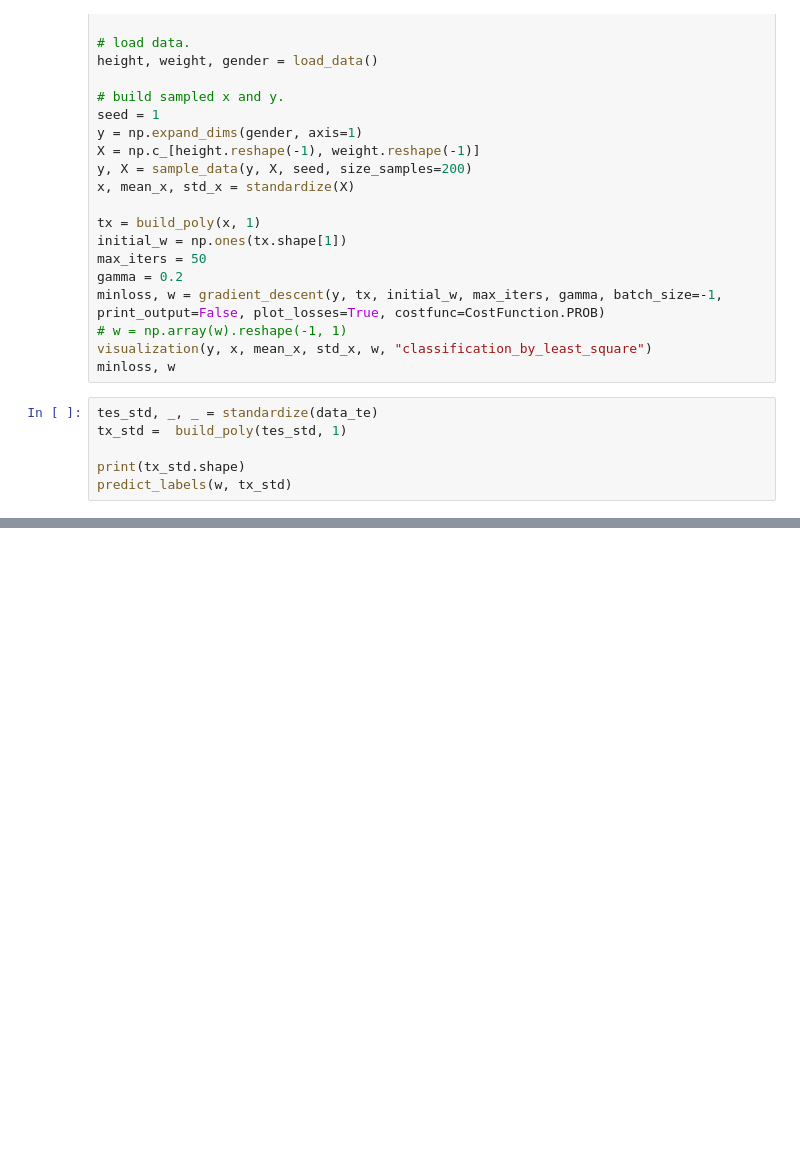
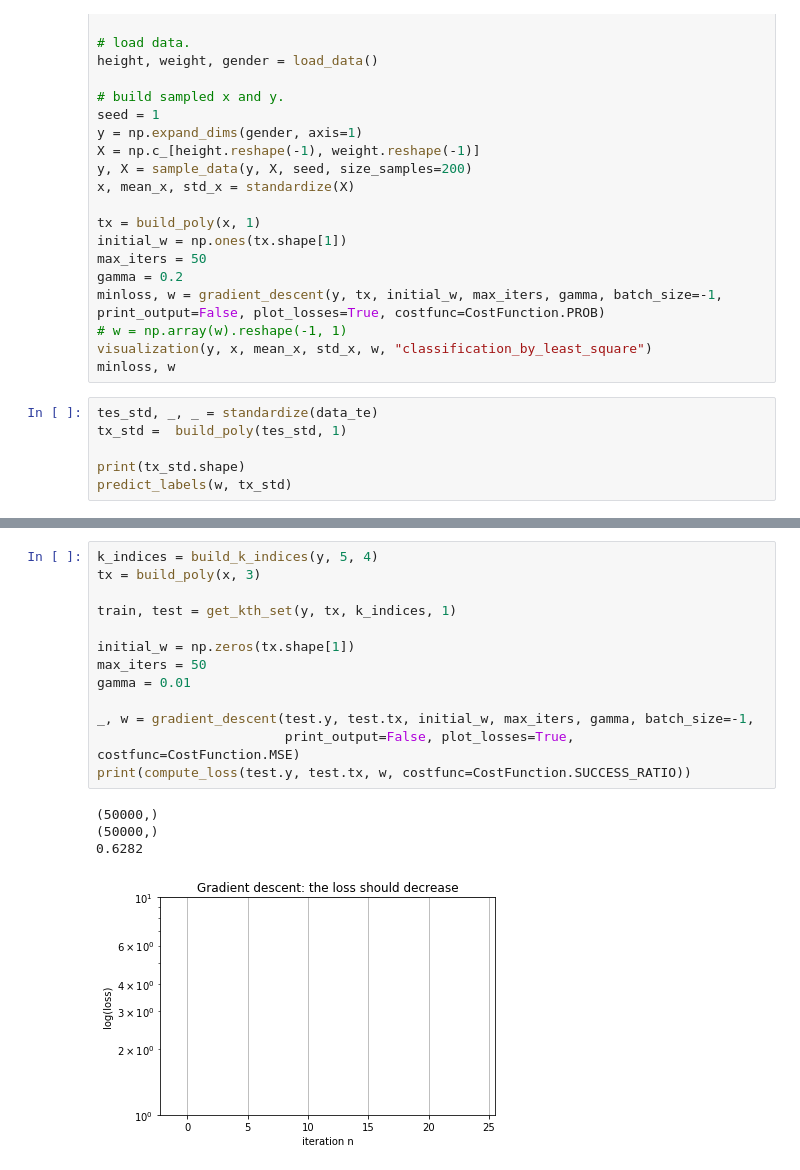
Before and after one commit to NiccoloSacchi/ml-boson, a Jupyter notebook: scripts/findBoson.ipynb, the cells around one changed output, grey strips where cells are left out. Saved outputs shown, nothing was run; the diff lists cells and outputs as text; blank space fills up the shorter version.

```diff
--- a/scripts/findBoson.ipynb
+++ b/scripts/findBoson.ipynb
@@ -76,0 +192,18 @@ predict_labels(w, tx_std)
+# %%
+k_indices = build_k_indices(y, 5, 4)
+tx = build_poly(x, 3)
+
+train, test = get_kth_set(y, tx, k_indices, 1)
+
+initial_w = np.zeros(tx.shape[1])
+max_iters = 50
+gamma = 0.01
+
+_, w = gradient_descent(test.y, test.tx, initial_w, max_iters, gamma, batch_size=-1,
+                        print_output=False, plot_losses=True, costfunc=CostFunction.MSE)
+print(compute_loss(test.y, test.tx, w, costfunc=CostFunction.SUCCESS_RATIO))
+# %% [output]
+(50000,)
+(50000,)
+0.6282
+[figure, added]
```
Also changed, not shown: parts of 8 cells of this notebook, 2 other files.
